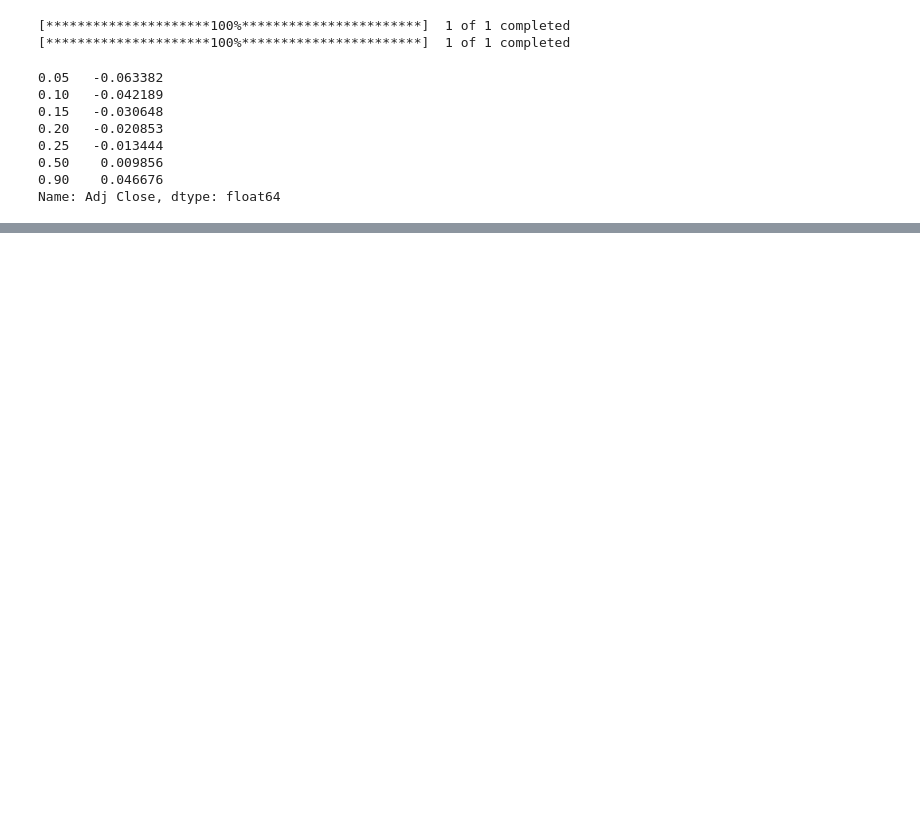
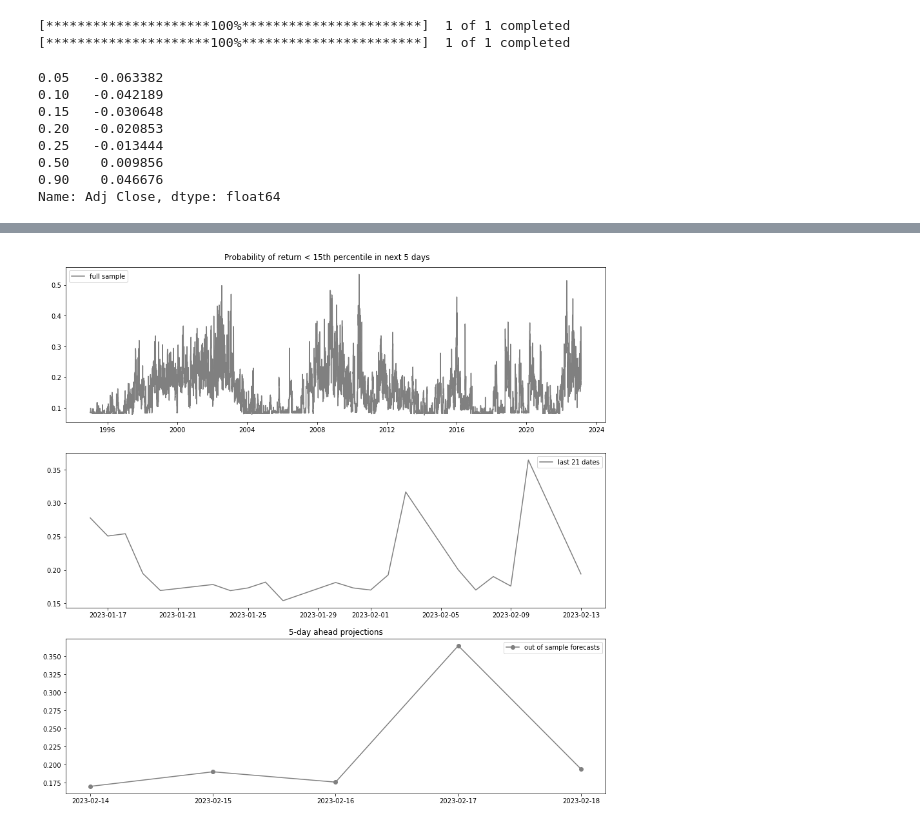
Before and after one commit to surekhanaga88/sp_500_classification, a Jupyter notebook: gbdt_01.ipynb, the cells around one changed output, grey strips where cells are left out. Drawn from its saved outputs; the diff is of its cells as text; code cells hidden in the pictures; blank space fills up the shorter version.

```diff
--- a/gbdt_01.ipynb
+++ b/gbdt_01.ipynb
@@ -204,0 +330,6 @@ LightGBM binary classifier with TreeExplainer shap values output has changed to
+# %%
+######plot model predictions#####
+percentile=15
+mod.plot_predictions(f_horizon,y_pred_5day,percentile,data_0)
+# %% [output]
+[figure, added]
```
Also changed, not shown: parts of 10 cells of this notebook, 21 other files.
